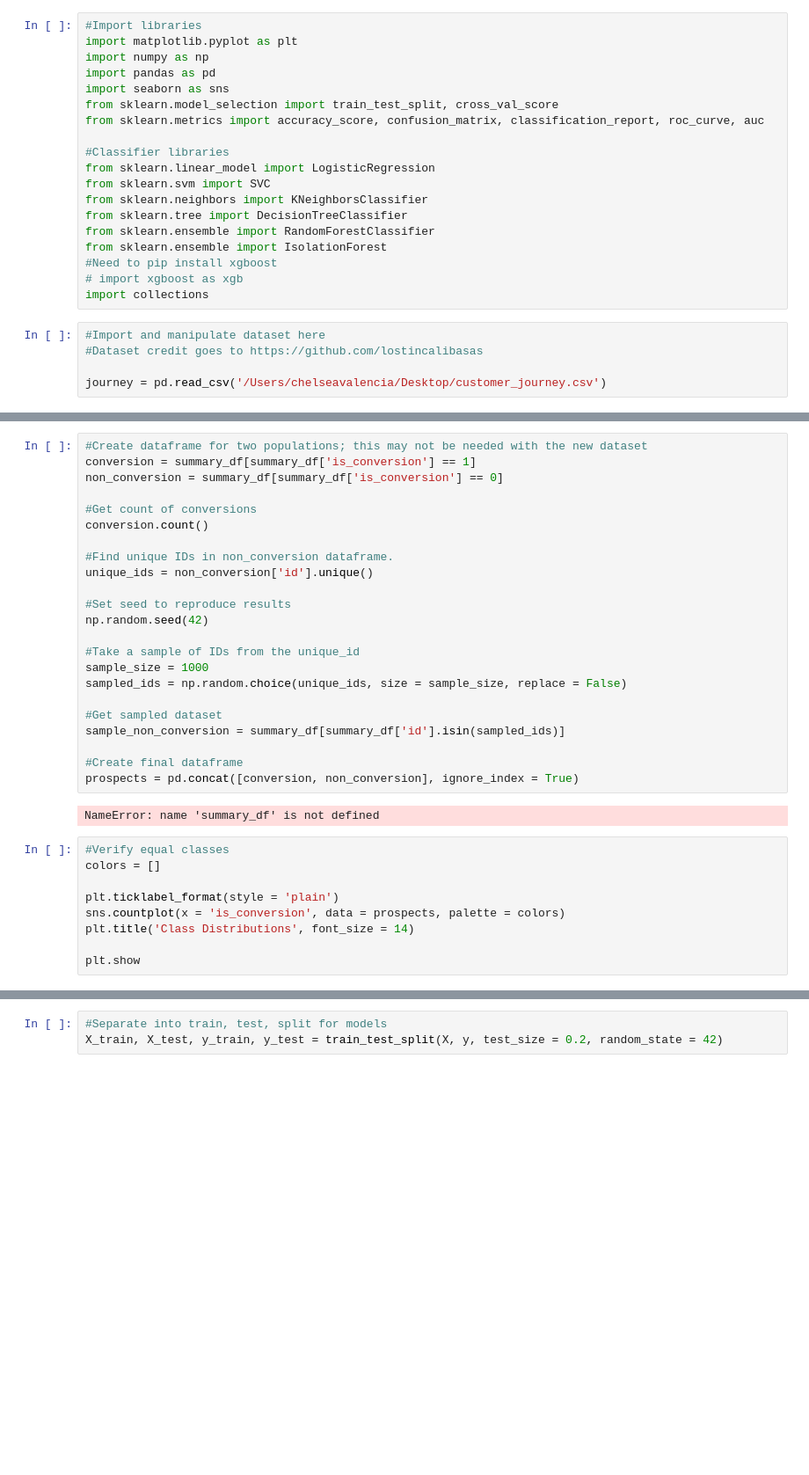
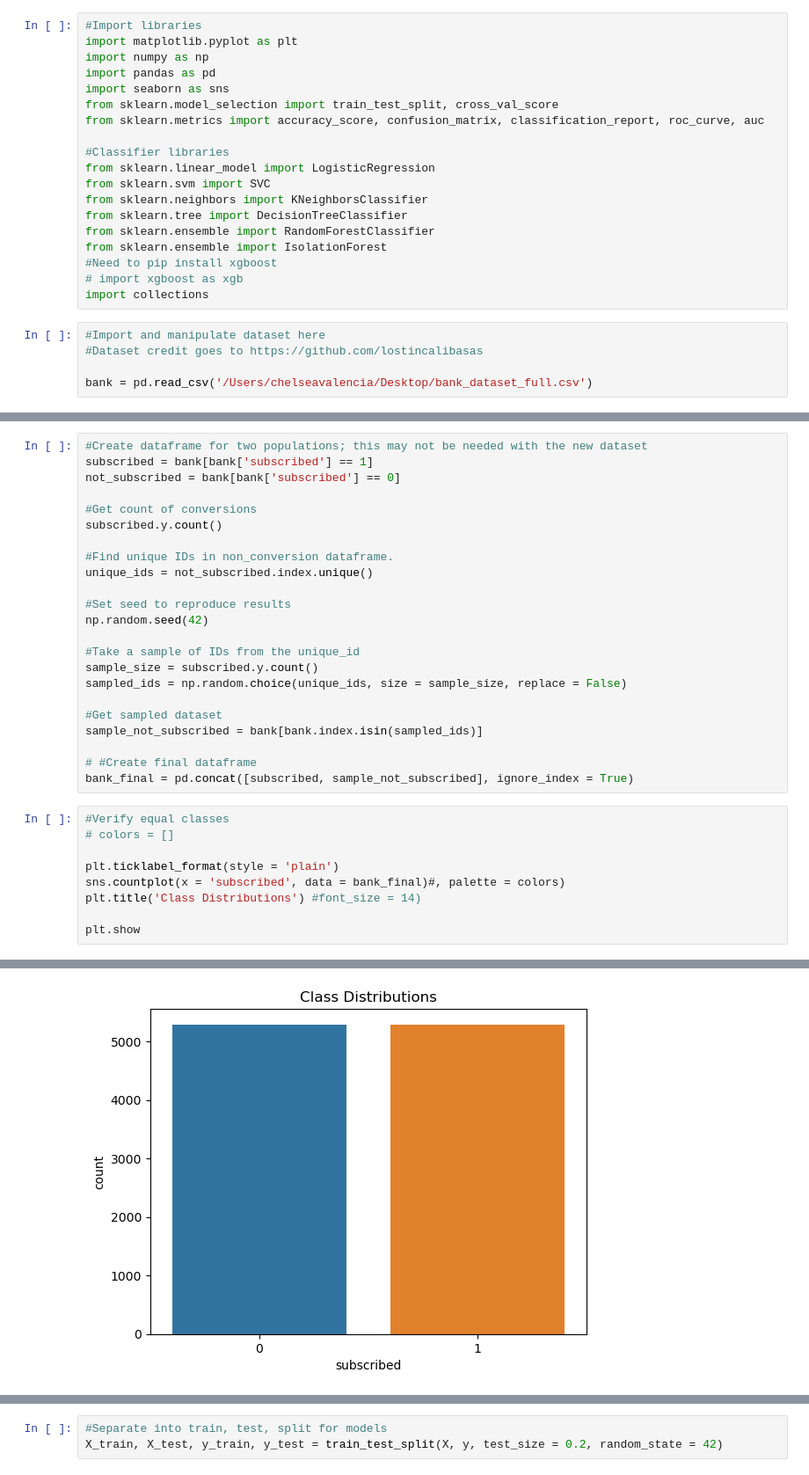
Before and after one commit to valenciachelsea/logreg, a Jupyter notebook: portfolio_logreg.ipynb, the cells around one changed output, grey strips where cells are left out. Shown at 88% size. Drawn from its saved outputs; the diff is of its cells as text; blank space fills up the shorter version.

Commit message:
Dataset cleaning and code update

```diff
--- a/portfolio_logreg.ipynb
+++ b/portfolio_logreg.ipynb
@@ -21,6 +21,6 @@ import collections
 #Import and manipulate dataset here
 #Dataset credit goes to https://github.com/lostincalibasas
 
-journey = pd.read_csv('/Users/chelseavalencia/Desktop/customer_journey.csv')
+bank = pd.read_csv('/Users/chelseavalencia/Desktop/bank_dataset_full.csv')
 # %%
 #Show first five rows of dataset
@@ -36,34 +46,33 @@ journey.user_id.count() / journey.user_id.nunique()
 # %%
 #Create dataframe for two populations; this may not be needed with the new dataset
-conversion = summary_df[summary_df['is_conversion'] == 1]
-non_conversion = summary_df[summary_df['is_conversion'] == 0]
+subscribed = bank[bank['subscribed'] == 1]
+not_subscribed = bank[bank['subscribed'] == 0]
 
 #Get count of conversions
-conversion.count()
+subscribed.y.count()
 
 #Find unique IDs in non_conversion dataframe.
-unique_ids = non_conversion['id'].unique()
+unique_ids = not_subscribed.index.unique()
 
 #Set seed to reproduce results
 np.random.seed(42)
 
 #Take a sample of IDs from the unique_id
-sample_size = 1000
+sample_size = subscribed.y.count()
 sampled_ids = np.random.choice(unique_ids, size = sample_size, replace = False)
 
 #Get sampled dataset
-sample_non_conversion = summary_df[summary_df['id'].isin(sampled_ids)]
+sample_not_subscribed = bank[bank.index.isin(sampled_ids)]
 
-#Create final dataframe
-prospects = pd.concat([conversion, non_conversion], ignore_index = True)
+# #Create final dataframe
+bank_final = pd.concat([subscribed, sample_not_subscribed], ignore_index = True)
-# %% [output]
-NameError: name 'summary_df' is not defined
 # %%
 #Verify equal classes
-colors = []
+# colors = []
 
 plt.ticklabel_format(style = 'plain')
-sns.countplot(x = 'is_conversion', data = prospects, palette = colors)
-plt.title('Class Distributions', font_size = 14)
+sns.countplot(x = 'subscribed', data = bank_final)#, palette = colors)
+plt.title('Class Distributions') #font_size = 14)
 
 plt.show
+# %% [output]
@@ -70,2 +80,3 @@ plt.show
+[figure, added]
 # %%
 #Define independent and dependent variables
```
Also changed, not shown: parts of 15 cells of this notebook.
